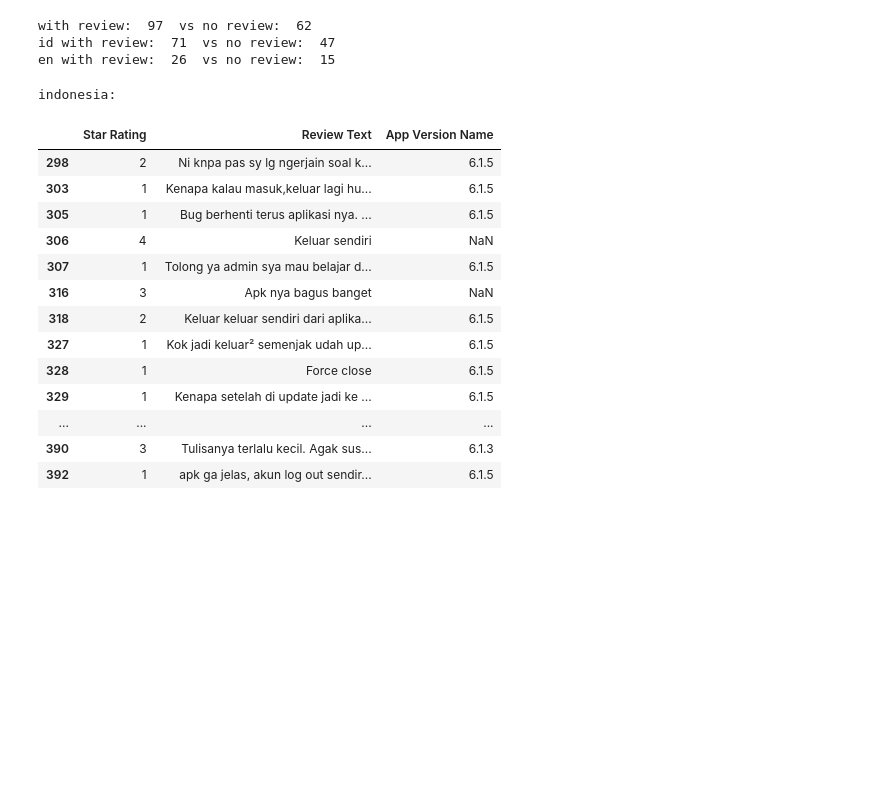
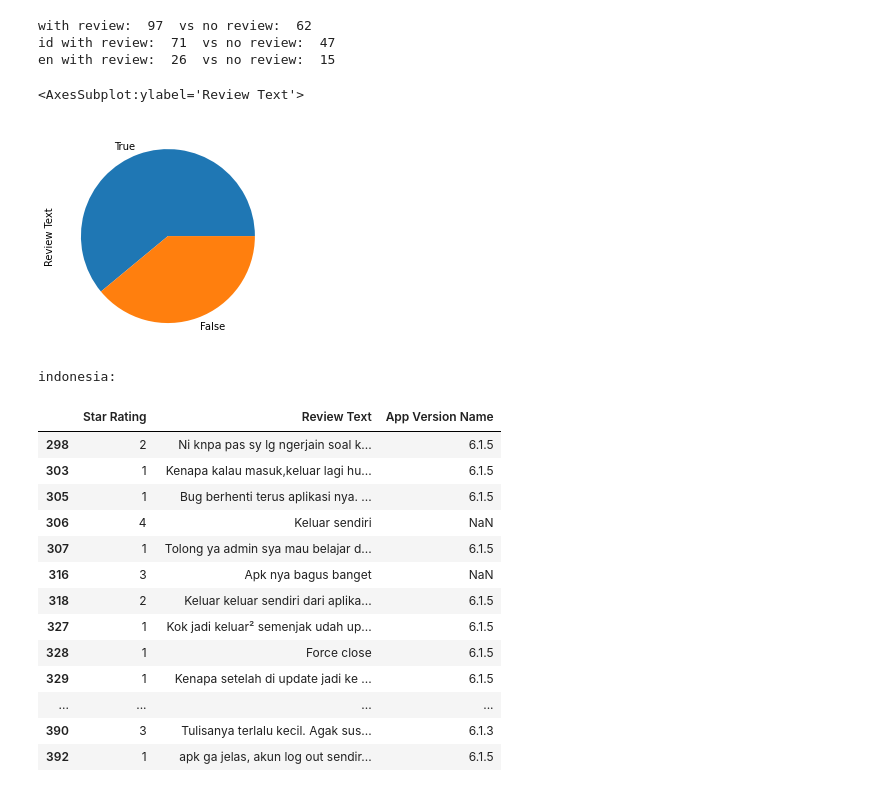
Before and after one commit to andaeys/ranalyzer, a Jupyter notebook: read_csv.ipynb, the cells around one changed output. Drawn from its saved outputs; the diff is of its cells as text; code cells hidden in the pictures; blank space fills up the shorter version.

```diff
--- a/read_csv.ipynb
+++ b/read_csv.ipynb
@@ -84,6 +89,13 @@ print("en with review: ", len(en_bad_ratting_with_review), " vs no review: ", le
 with review:  97  vs no review:  62
 id with review:  71  vs no review:  47
 en with review:  26  vs no review:  15
+# %%
+bad_rating = raw_data[is_bad_rating]
+write_ratting = pd.notnull(bad_rating['Review Text'])
+write_ratting.value_counts().plot(kind='pie')
+# %% [output]
+<AxesSubplot:ylabel='Review Text'>
+[figure, added]
 # %%
 print("indonesia:")
 id_bad_ratting_with_review[['Star Rating', 'Review Text', 'App Version Name']].tail(30)
```
Also changed, not shown: parts of 1 cell of this notebook.
